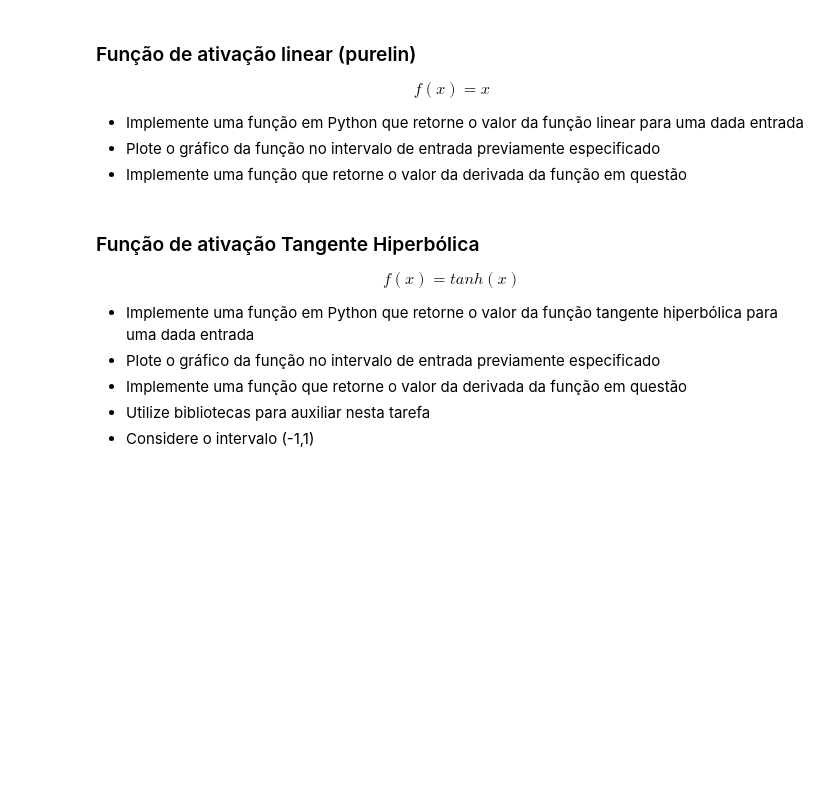
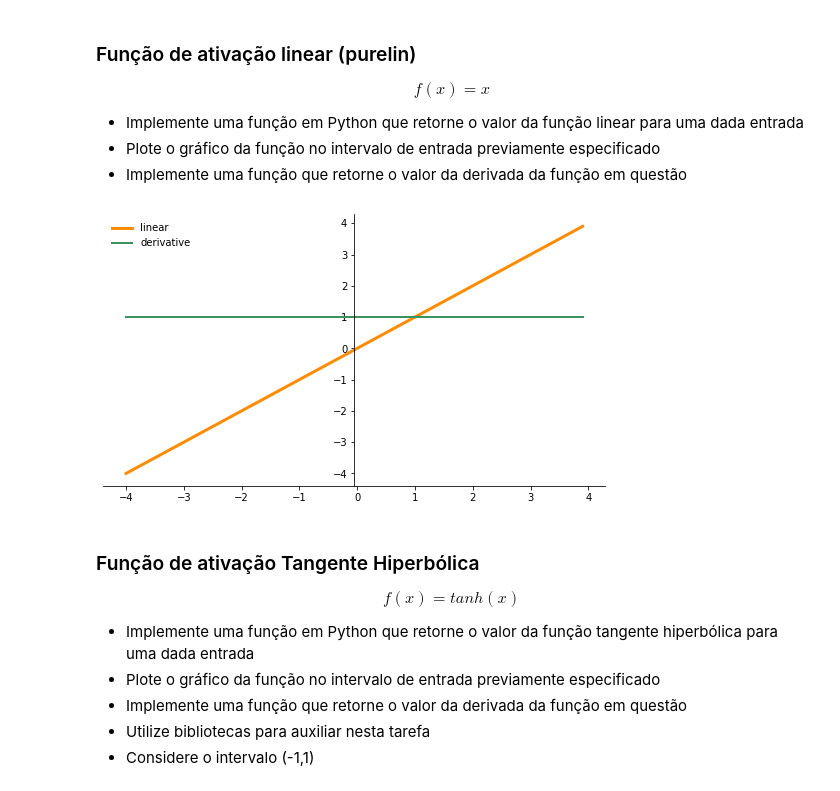
Before and after one commit to WilbertMarins/RNA-PP3.1, a Jupyter notebook: Funções de Ativação.ipynb, the cells around one changed output. Cells and saved outputs as stored; diff of their text form; code cells hidden in the pictures; blank space fills up the shorter version.

```diff
--- a/Funções de Ativação.ipynb
+++ b/Funções de Ativação.ipynb
@@ -93,8 +121,23 @@ $$f(x) = x$$
 def linear(x):
     return x
 
-def derivada_linear():
-    return 1
+def derivada_linear(x):
+    return [1] * x.shape[0]
+# %%
+# linear(amostra)
+derivada_linear(amostra)
+fig, ax = plt.subplots(figsize=(9, 5))
+ax.spines['left'].set_position('center')
+ax.spines['right'].set_color('none')
+ax.spines['top'].set_color('none')
+ax.xaxis.set_ticks_position('bottom')
+ax.yaxis.set_ticks_position('left')
+ax.plot(amostra,linear(amostra), color="#ff8c00", linewidth=3, label="linear")
+ax.plot(amostra,derivada_linear(amostra), color="#3a925e", linewidth=2, label="derivative")
+ax.legend(loc="upper left", frameon=False)
+fig.show()
+# %% [output]
+[figure, added]
 # %% [markdown]
 ### Função de ativação Tangente Hiperbólica
 
```
Also changed, not shown: parts of 4 cells of this notebook.
